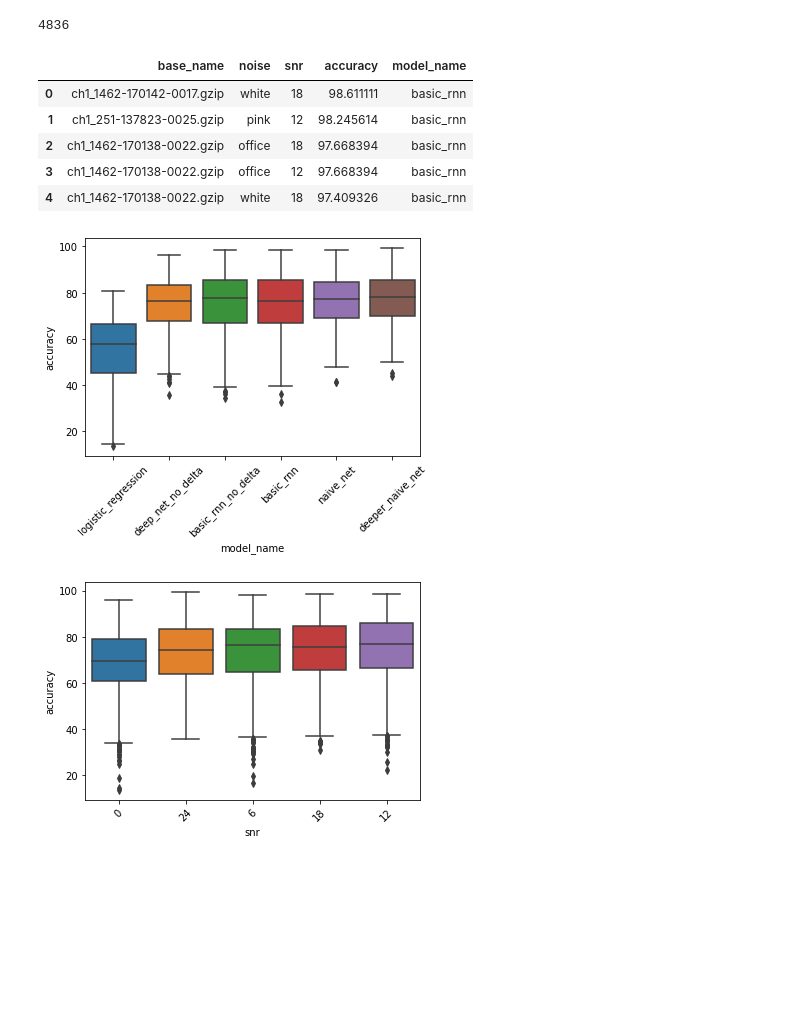
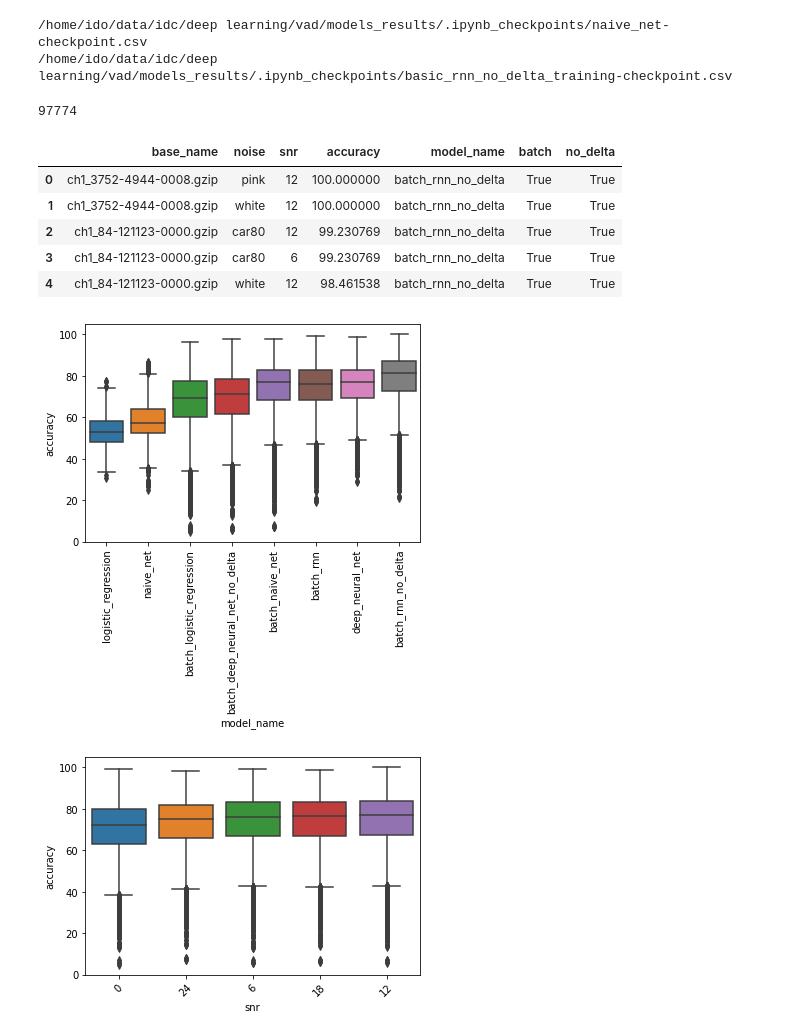
Before and after one commit to untergunter/voice-activity-detection, a Jupyter notebook: results_analysis.ipynb, the cells around one changed output. Cells and saved outputs as stored; diff of their text form; code cells hidden in the pictures; blank space fills up the shorter version.

Commit message:
models results and plots

```diff
--- a/results_analysis.ipynb
+++ b/results_analysis.ipynb
@@ -8,33 +9,46 @@ from pathlib import Path
+# %%
+for results_file in Path(os.getcwd()+os.path.sep+'models_results').rglob('*.csv'):
+    if 'point' in str(results_file):
+        print(results_file)
+# %% [output]
+/home/ido/data/idc/deep learning/vad/models_results/.ipynb_checkpoints/naive_net-checkpoint.csv
+/home/ido/data/idc/deep learning/vad/models_results/.ipynb_checkpoints/basic_rnn_no_delta_training-checkpoint.csv
 # %%
 results = []
 for results_file in Path(os.getcwd()+os.path.sep+'models_results').rglob('*.csv'):
     if 'training' in str(results_file):continue
+    if '.ipynb' in str(results_file):continue
     results_df = pd.read_csv(results_file)
+    if not 'base_name' in results_df.columns:
+        results_df['base_name']=results_df['file_number']
+    results_df = results_df[['base_name' ,'noise','snr','accuracy']]
     file_name = str(results_file).rsplit(os.path.sep)[-1].split('.')[0]
     results_df['model_name'] = file_name
+    results_df['batch'] = results_df['model_name'].str.contains('batch')
+    results_df['no_delta'] = results_df['model_name'].str.contains('no_delta')
     results.append(results_df)
 
 models_performances = pd.concat(results)
 print(len(models_performances))
 models_performances.head()
 # %% [output]
-4836
+97774
-|  | base_name | noise | snr | accuracy | model_name |
-| 0 | ch1_1462-170142-0017.gzip | white | 18 | 98.611111 | basic_rnn |
-| 1 | ch1_251-137823-0025.gzip | pink | 12 | 98.245614 | basic_rnn |
-| 2 | ch1_1462-170138-0022.gzip | office | 18 | 97.668394 | basic_rnn |
-| 3 | ch1_1462-170138-0022.gzip | office | 12 | 97.668394 | basic_rnn |
-| 4 | ch1_1462-170138-0022.gzip | white | 18 | 97.409326 | basic_rnn |
+|  | base_name | noise | snr | accuracy | model_name | batch | no_delta |
+| 0 | ch1_3752-4944-0008.gzip | pink | 12 | 100.000000 | batch_rnn_no_delta | True | True |
+| 1 | ch1_3752-4944-0008.gzip | white | 12 | 100.000000 | batch_rnn_no_delta | True | True |
+| 2 | ch1_84-121123-0000.gzip | car80 | 12 | 99.230769 | batch_rnn_no_delta | True | True |
+| 3 | ch1_84-121123-0000.gzip | car80 | 6 | 99.230769 | batch_rnn_no_delta | True | True |
+| 4 | ch1_84-121123-0000.gzip | white | 12 | 98.461538 | batch_rnn_no_delta | True | True |
 # %%
 #so how is the best model?
 order = models_performances.groupby(by=["model_name"])["accuracy"].mean().sort_values().index
-p = sns.boxplot(x="model_name", y="accuracy",
-            data=models_performances
+p = sns.boxplot(x="model_name" ,y="accuracy",data=models_performances
             , order=order)
 for label in p.get_xticklabels():
-    label.set_rotation(45)
+    label.set_rotation(90)
+p.figure.savefig("plots/accuracy_per_model.png",dpi=300, bbox_inches = "tight")
 # %% [output]
-[figure, old version]
+[figure, new version]
 # %%
 # sainety cheak - are we doing better the higher the snr is?
 order = models_performances.groupby(by=["snr"])["accuracy"].mean().sort_values().index
@@ -43,8 +57,9 @@ p = sns.boxplot(x="snr", y="accuracy",
             , order=order)
 for label in p.get_xticklabels():
     label.set_rotation(45)
+p.figure.savefig("plots/accuracy_per_snr.png",dpi=300, bbox_inches = "tight")
 # %% [output]
-[figure, old version]
+[figure, new version]
 # %%
 # which noise type is the hardest to get?
 order = models_performances.groupby(by=["noise"])["accuracy"].mean().sort_values().index
```
Also changed, not shown: parts of 6 cells of this notebook, 31 other files.
